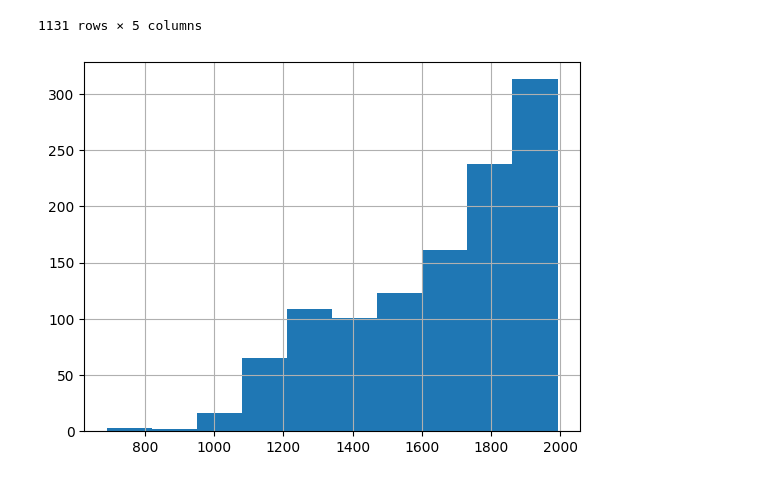
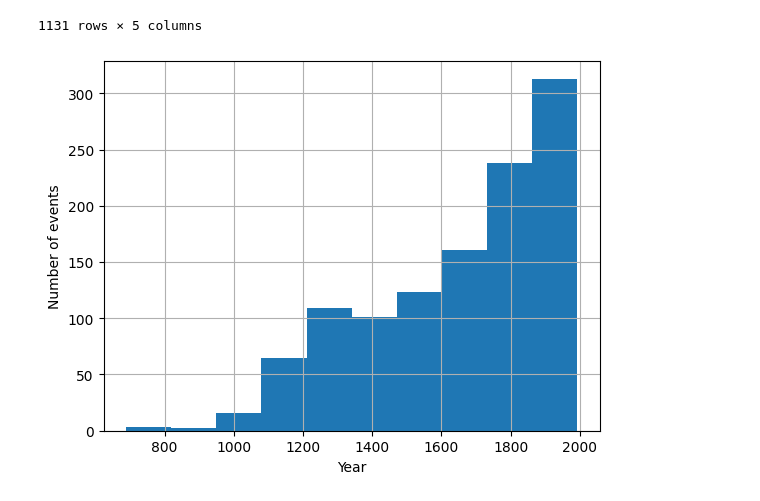
Before and after one commit to joehowells/timeline-gedcom, a Jupyter notebook: 2_make_cards.ipynb, the cells around one changed output. Saved outputs shown, nothing was run; the diff lists cells and outputs as text; code cells hidden in the pictures.

```diff
--- a/2_make_cards.ipynb
+++ b/2_make_cards.ipynb
@@ -166,8 +190,13 @@ df
 | 200 | @F1415@ | MARR | 1936 | Guildhall,London,England | Hugh /McCorquodale/ and Barbara /... |
 1131 rows × 5 columns
 # %%
-df.year.hist();
+fig, ax = plt.subplots()
+
+ax.set_xlabel("Year")
+ax.set_ylabel("Number of events")
+
+df.year.hist(ax=ax);
 # %% [output]
-[figure, old version]
+[figure, new version]
 # %%
 df.to_csv("data/cards.csv")
```
Also changed, not shown: parts of 8 cells of this notebook.
